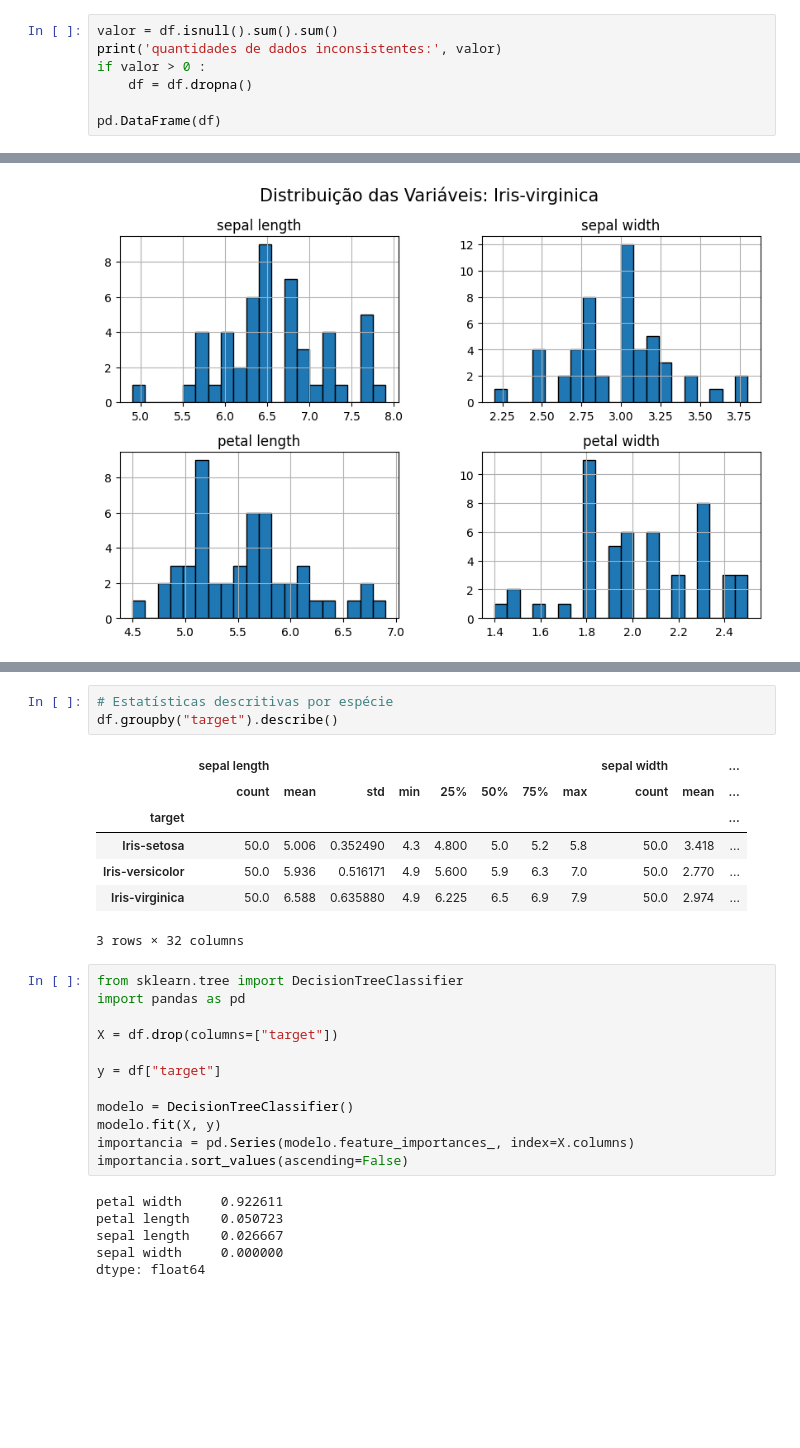
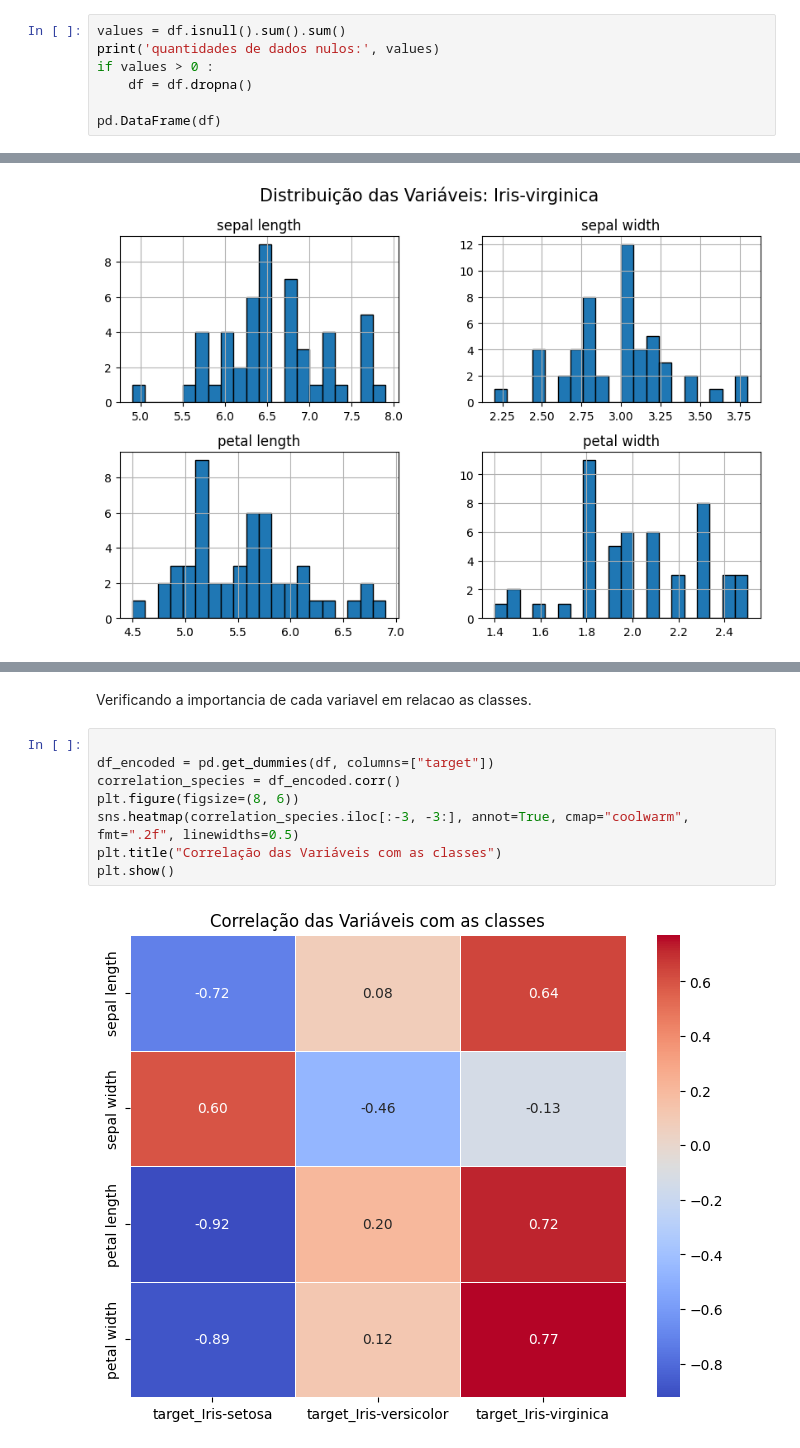
Before and after one commit to KazumDevv/PGE, a Jupyter notebook: ANALISE/analise.ipynb, the cells around one changed output, grey strips where cells are left out. Drawn from its saved outputs; the diff is of its cells as text; blank space fills up the shorter version.

```diff
--- a/ANALISE/analise.ipynb
+++ b/ANALISE/analise.ipynb
@@ -46,7 +80,7 @@ df.shape
 # %%
-valor = df.isnull().sum().sum()
-print('quantidades de dados inconsistentes:', valor)
-if valor > 0 :
+values = df.isnull().sum().sum()
+print('quantidades de dados nulos:', values)
+if values > 0 :
     df = df.dropna()
 
 pd.DataFrame(df)
@@ -169,32 +216,15 @@ plt.title("Mapa de Calor da Correlação entre Variaveis")
 plt.show()
 # %% [output]
 [figure]
-# %%
-# Estatísticas descritivas por espécie
-df.groupby("target").describe()
-# %% [output]
-|  | sepal length |  |  |  |  |  |  |  | sepal width |  | ... |
-|  | count | mean | std | min | 25% | 50% | 75% | max | count | mean | ... |
-| target |  |  |  |  |  |  |  |  |  |  | ... |
-| Iris-setosa | 50.0 | 5.006 | 0.352490 | 4.3 | 4.800 | 5.0 | 5.2 | 5.8 | 50.0 | 3.418 | ... |
-| Iris-versicolor | 50.0 | 5.936 | 0.516171 | 4.9 | 5.600 | 5.9 | 6.3 | 7.0 | 50.0 | 2.770 | ... |
-| Iris-virginica | 50.0 | 6.588 | 0.635880 | 4.9 | 6.225 | 6.5 | 6.9 | 7.9 | 50.0 | 2.974 | ... |
-3 rows × 32 columns
-# %%
-from sklearn.tree import DecisionTreeClassifier
-import pandas as pd
-
-X = df.drop(columns=["target"])
-
-y = df["target"]
-
-modelo = DecisionTreeClassifier()
-modelo.fit(X, y)
-importancia = pd.Series(modelo.feature_importances_, index=X.columns)
-importancia.sort_values(ascending=False)
-# %% [output]
-petal width     0.922611
-petal length    0.050723
-sepal length    0.026667
-sepal width     0.000000
-dtype: float64
+# %% [markdown]
+Verificando a importancia de cada variavel em relacao as classes.
+# %%
+
+df_encoded = pd.get_dummies(df, columns=["target"])
+correlation_species = df_encoded.corr()
+plt.figure(figsize=(8, 6))
+sns.heatmap(correlation_species.iloc[:-3, -3:], annot=True, cmap="coolwarm", fmt=".2f", linewidths=0.5)
+plt.title("Correlação das Variáveis com as classes")
+plt.show()
+# %% [output]
+[figure, added]
```
Also changed, not shown: parts of 17 cells of this notebook, 5 other files.
